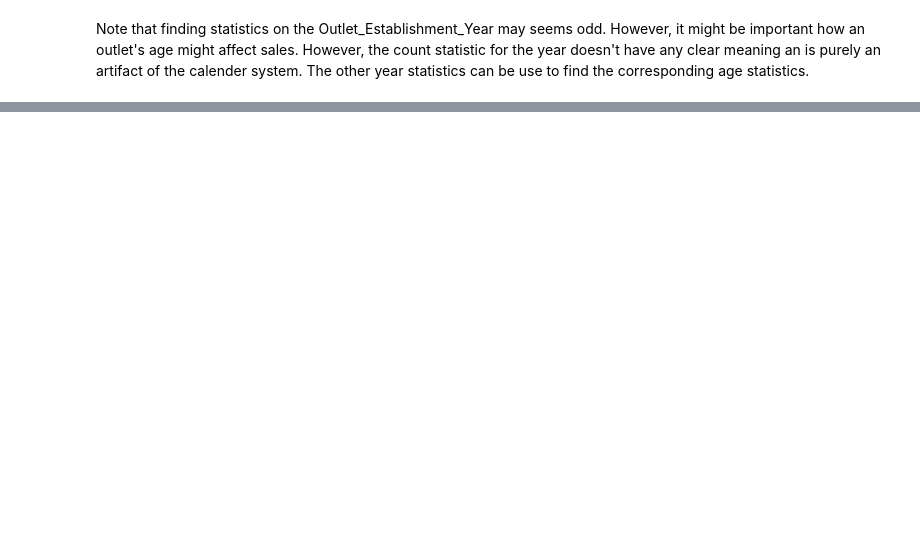
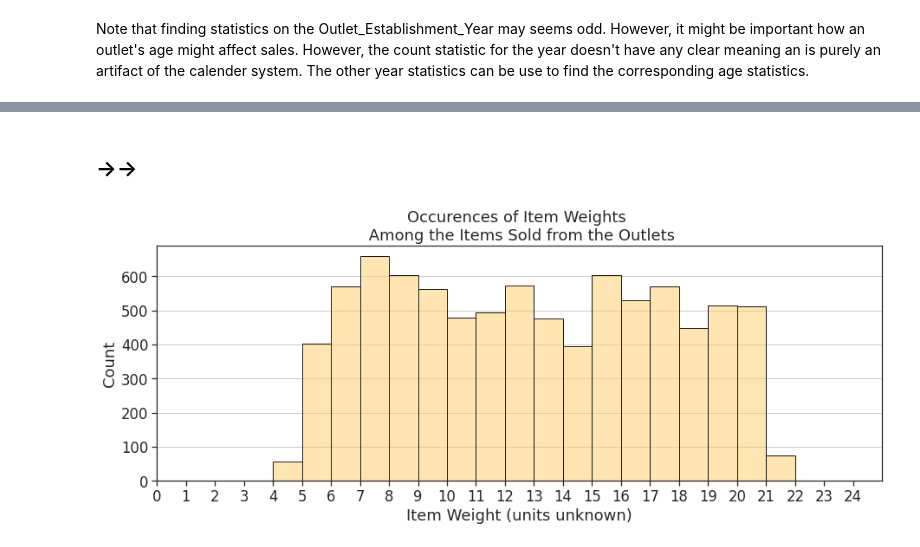
Before and after one commit to bngrossmann/food-sales-predictions, a Jupyter notebook: food_sales_predition.ipynb, the cells around one changed output, grey strips where cells are left out. Drawn from its saved outputs; the diff is of its cells as text; code cells hidden in the pictures; blank space fills up the shorter version.

```diff
--- a/food_sales_predition.ipynb
+++ b/food_sales_predition.ipynb
@@ -356,5 +358,5 @@ I am fairly certain that `OUT010` has a small size, so I will set it so.
 # %%
-df_sales.update(df_sales.loc[ df_sales["Outlet_Identifier"]=="OUT010" , : ].fillna(value ="Small"))
+df_sales.update(df_sales.loc[ df_sales["Outlet_Identifier"]=="OUT010" , "Outlet_Size" ].fillna(value ="Small"))
 # %% [markdown]
 Now that the small outlets have been delt with, I'll look at the remaining outlets.
 # %%
@@ -390,0 +386,3 @@ All columns have 6113 values down all 6113 rows.
+# %%
+df_sales.update(df_sales.loc[ : , "Outlet_Size" ].fillna(value ="Medium"))
+df_sales.info()
@@ -397,0 +432,2 @@ Note that finding statistics on the Outlet_Establishment_Year may seems odd. How
+# %% [markdown]
+## →→
@@ -397,0 +437,11 @@ Note that finding statistics on the Outlet_Establishment_Year may seems odd. How
+# %%
+plt.figure(figsize=(15,5))
+plt.xticks(np.arange(0, 25, 1));
+plt.xlim(0,25);
+sns.set(font_scale=1.5,style="white")
+item_weight_ax = sns.histplot(data=df_sales,x="Item_Weight",binwidth=1,binrange=(0,25),element="bars",color="#fc6", edgecolor="k",alpha=0.5)
+item_weight_ax.set(title = "Occurences of Item Weights \n Among the Items Sold from the Outlets" ,xlabel ='Item Weight (units unknown)');
+item_weight_ax.yaxis.grid(True);
+item_weight_ax.tick_params(bottom=True, left=True)
+# %% [output]
+[figure, added]
```
Also changed, not shown: parts of 22 cells of this notebook.
